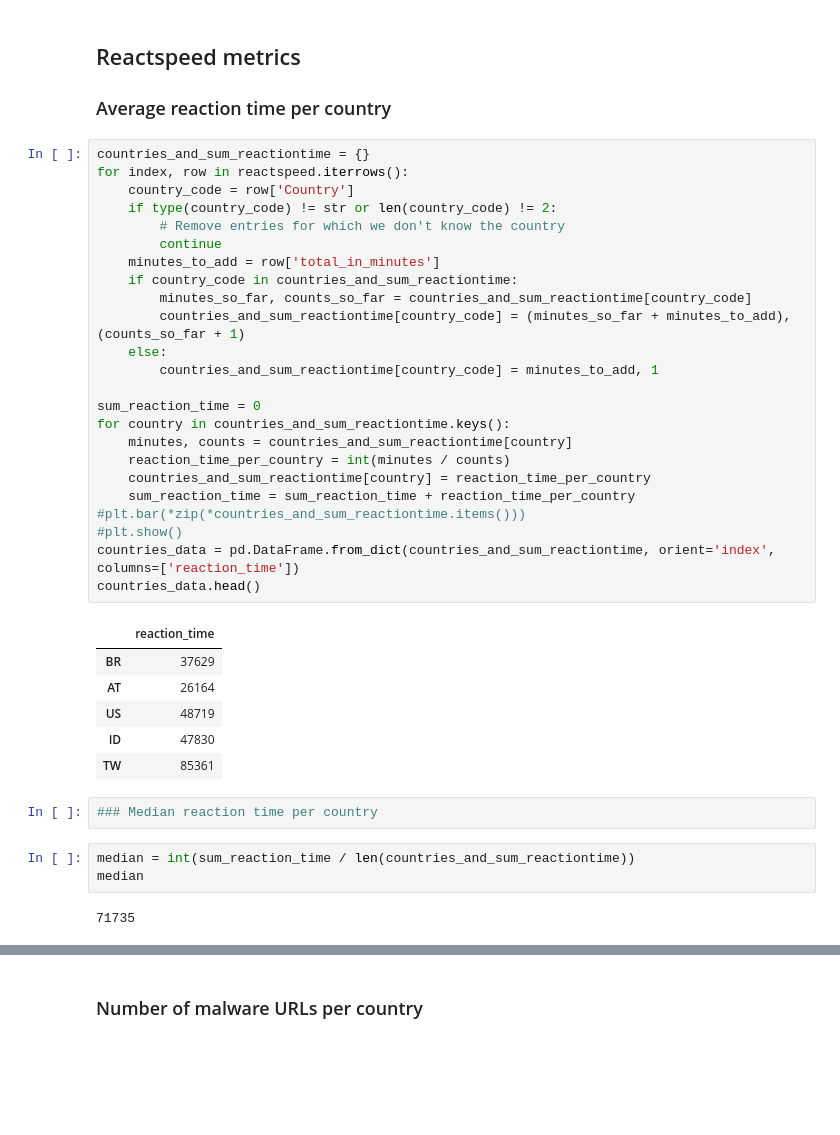
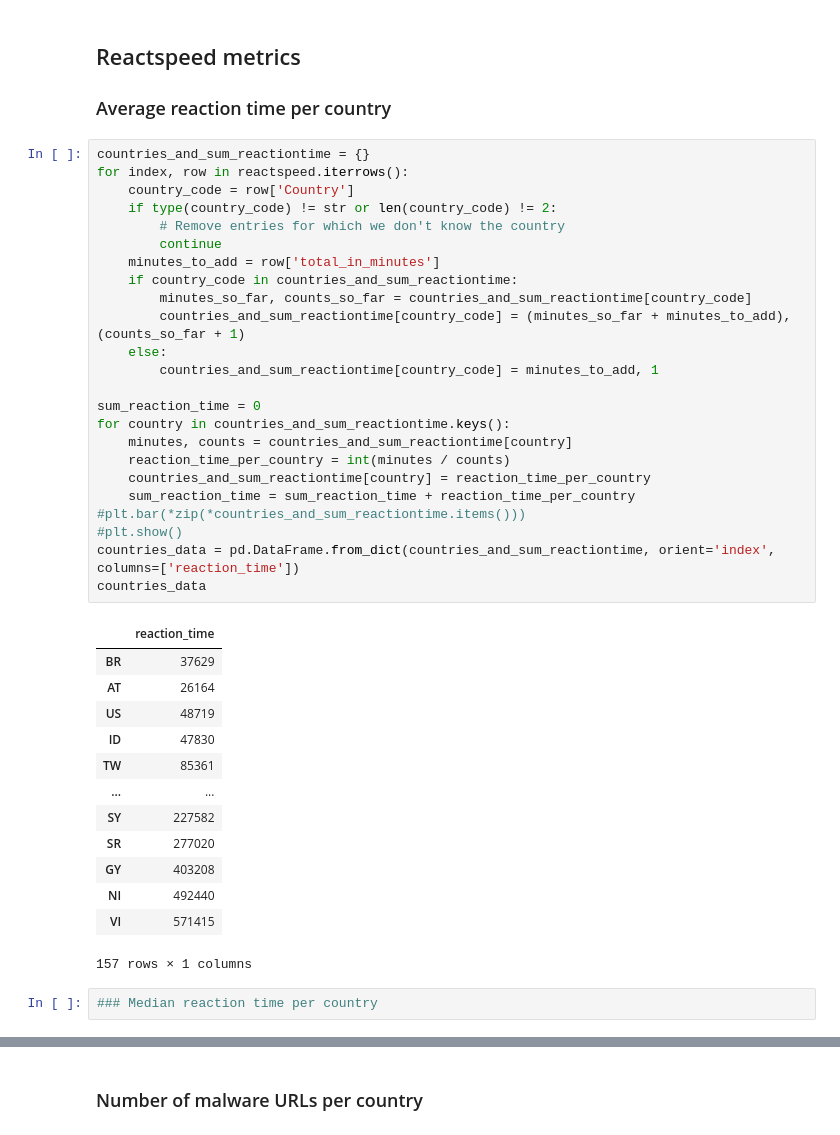
Before and after one commit to tderoon/Cybereconomicsgroup4, a Jupyter notebook: explored_data_sm.ipynb, the cells around one changed output, grey strips where cells are left out. Cells and saved outputs as stored; diff of their text form; blank space fills up the shorter version.

Commit message:
updated some plots
plots according to the mertrics:
The average reaction time per country
The median reaction time
Average number of malware URLs per network
Average number of malware URLs per country

```diff
--- a/explored_data_sm.ipynb
+++ b/explored_data_sm.ipynb
@@ -81,38 +77,40 @@ reactspeed.head()
 # %%
 countries_and_sum_reactiontime = {}
 for index, row in reactspeed.iterrows():
     country_code = row['Country']
     if type(country_code) != str or len(country_code) != 2:
         # Remove entries for which we don't know the country
         continue
     minutes_to_add = row['total_in_minutes']
     if country_code in countries_and_sum_reactiontime:
         minutes_so_far, counts_so_far = countries_and_sum_reactiontime[country_code]
         countries_and_sum_reactiontime[country_code] = (minutes_so_far + minutes_to_add), (counts_so_far + 1)
     else:
         countries_and_sum_reactiontime[country_code] = minutes_to_add, 1
 
 sum_reaction_time = 0
 for country in countries_and_sum_reactiontime.keys():
     minutes, counts = countries_and_sum_reactiontime[country]
     reaction_time_per_country = int(minutes / counts)
     countries_and_sum_reactiontime[country] = reaction_time_per_country
     sum_reaction_time = sum_reaction_time + reaction_time_per_country
 #plt.bar(*zip(*countries_and_sum_reactiontime.items()))
 #plt.show()
 countries_data = pd.DataFrame.from_dict(countries_and_sum_reactiontime, orient='index', columns=['reaction_time'])
-countries_data.head()
+countries_data
 # %% [output]
 |  | reaction_time |
 | BR | 37629 |
 | AT | 26164 |
 | US | 48719 |
 | ID | 47830 |
 | TW | 85361 |
+| ... | ... |
+| SY | 227582 |
+| SR | 277020 |
+| GY | 403208 |
+| NI | 492440 |
+| VI | 571415 |
+157 rows × 1 columns
 # %%
 ### Median reaction time per country
-# %%
-median = int(sum_reaction_time / len(countries_and_sum_reactiontime))
-median
-# %% [output]
-71735
```
Also changed, not shown: parts of 14 cells of this notebook.
